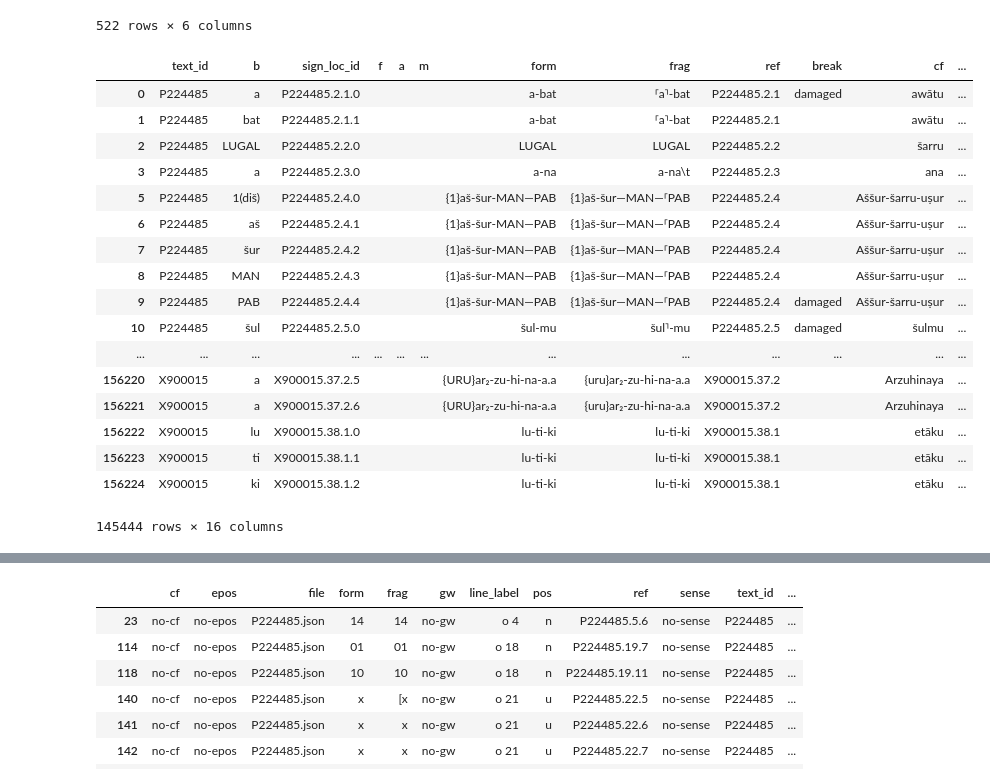
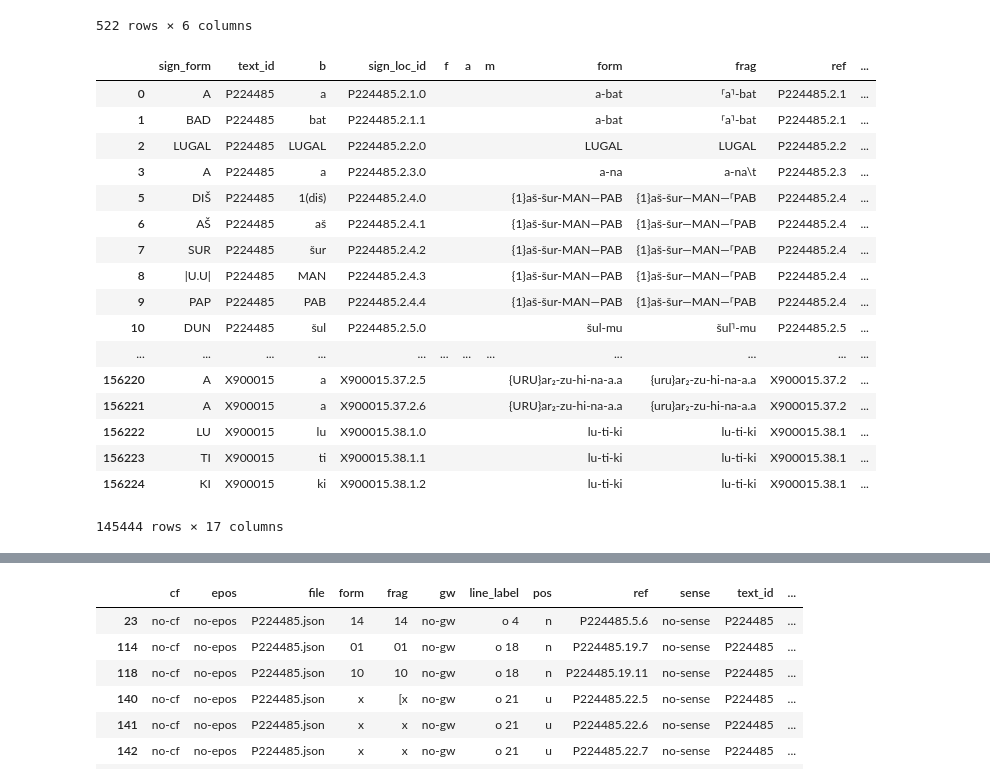
Before and after one commit to berkeleyprosopography/NA_Letters, a Jupyter notebook: jason-paleography.ipynb, the cells around one changed output, grey strips where cells are left out. Saved outputs shown, nothing was run; the diff lists cells and outputs as text; code cells hidden in the pictures.

```diff
--- a/jason-paleography.ipynb
+++ b/jason-paleography.ipynb
@@ -273,28 +273,28 @@ df_modsagg
 522 rows × 6 columns
 # %%
 df_nomods = df[df['mods_str'] == '..']
-df_nomods = df_nomods[['text_id','b','sign_loc_id','f','a','m','form','frag','ref','break','cf','gw','pos','epos','sense','line_label']]
+df_nomods = df_nomods[['sign_form','text_id','b','sign_loc_id','f','a','m','form','frag','ref','break','cf','gw','pos','epos','sense','line_label']]
 df_nomods.to_csv('output/signs_nomods_list.csv',encoding='utf-8')
 df_nomods
 # %% [output]
-|  | text_id | b | sign_loc_id | f | a | m | form | frag | ref | break | cf | ... |
-| 0 | P224485 | a | P224485.2.1.0 |  |  |  | a-bat | ⸢a⸣-bat | P224485.2.1 | damaged | awātu | ... |
-| 1 | P224485 | bat | P224485.2.1.1 |  |  |  | a-bat | ⸢a⸣-bat | P224485.2.1 |  | awātu | ... |
-| 2 | P224485 | LUGAL | P224485.2.2.0 |  |  |  | LUGAL | LUGAL | P224485.2.2 |  | šarru | ... |
-| 3 | P224485 | a | P224485.2.3.0 |  |  |  | a-na | a-na\t | P224485.2.3 |  | ana | ... |
-| 5 | P224485 | 1(diš) | P224485.2.4.0 |  |  |  | {1}aš-šur-MAN—PAB | {1}aš-šur—MAN—⸢PAB | P224485.2.4 |  | Aššur-šarru-uṣur | ... |
-| 6 | P224485 | aš | P224485.2.4.1 |  |  |  | {1}aš-šur-MAN—PAB | {1}aš-šur—MAN—⸢PAB | P224485.2.4 |  | Aššur-šarru-uṣur | ... |
-| 7 | P224485 | šur | P224485.2.4.2 |  |  |  | {1}aš-šur-MAN—PAB | {1}aš-šur—MAN—⸢PAB | P224485.2.4 |  | Aššur-šarru-uṣur | ... |
-| 8 | P224485 | MAN | P224485.2.4.3 |  |  |  | {1}aš-šur-MAN—PAB | {1}aš-šur—MAN—⸢PAB | P224485.2.4 |  | Aššur-šarru-uṣur | ... |
-| 9 | P224485 | PAB | P224485.2.4.4 |  |  |  | {1}aš-šur-MAN—PAB | {1}aš-šur—MAN—⸢PAB | P224485.2.4 | damaged | Aššur-šarru-uṣur | ... |
-| 10 | P224485 | šul | P224485.2.5.0 |  |  |  | šul-mu | šul⸣-mu | P224485.2.5 | damaged | šulmu | ... |
-| ... | ... | ... | ... | ... | ... | ... | ... | ... | ... | ... | ... | ... |
-| 156220 | X900015 | a | X900015.37.2.5 |  |  |  | {URU}ar₂-zu-hi-na-a.a | {uru}ar₂-zu-hi-na-a.a | X900015.37.2 |  | Arzuhinaya | ... |
-| 156221 | X900015 | a | X900015.37.2.6 |  |  |  | {URU}ar₂-zu-hi-na-a.a | {uru}ar₂-zu-hi-na-a.a | X900015.37.2 |  | Arzuhinaya | ... |
-| 156222 | X900015 | lu | X900015.38.1.0 |  |  |  | lu-ti-ki | lu-ti-ki | X900015.38.1 |  | etāku | ... |
-| 156223 | X900015 | ti | X900015.38.1.1 |  |  |  | lu-ti-ki | lu-ti-ki | X900015.38.1 |  | etāku | ... |
-| 156224 | X900015 | ki | X900015.38.1.2 |  |  |  | lu-ti-ki | lu-ti-ki | X900015.38.1 |  | etāku | ... |
+|  | sign_form | text_id | b | sign_loc_id | f | a | m | form | frag | ref | ... |
+| 0 | A | P224485 | a | P224485.2.1.0 |  |  |  | a-bat | ⸢a⸣-bat | P224485.2.1 | ... |
+| 1 | BAD | P224485 | bat | P224485.2.1.1 |  |  |  | a-bat | ⸢a⸣-bat | P224485.2.1 | ... |
+| 2 | LUGAL | P224485 | LUGAL | P224485.2.2.0 |  |  |  | LUGAL | LUGAL | P224485.2.2 | ... |
+| 3 | A | P224485 | a | P224485.2.3.0 |  |  |  | a-na | a-na\t | P224485.2.3 | ... |
+| 5 | DIŠ | P224485 | 1(diš) | P224485.2.4.0 |  |  |  | {1}aš-šur-MAN—PAB | {1}aš-šur—MAN—⸢PAB | P224485.2.4 | ... |
+| 6 | AŠ | P224485 | aš | P224485.2.4.1 |  |  |  | {1}aš-šur-MAN—PAB | {1}aš-šur—MAN—⸢PAB | P224485.2.4 | ... |
+| 7 | SUR | P224485 | šur | P224485.2.4.2 |  |  |  | {1}aš-šur-MAN—PAB | {1}aš-šur—MAN—⸢PAB | P224485.2.4 | ... |
+| 8 | |U.U| | P224485 | MAN | P224485.2.4.3 |  |  |  | {1}aš-šur-MAN—PAB | {1}aš-šur—MAN—⸢PAB | P224485.2.4 | ... |
+| 9 | PAP | P224485 | PAB | P224485.2.4.4 |  |  |  | {1}aš-šur-MAN—PAB | {1}aš-šur—MAN—⸢PAB | P224485.2.4 | ... |
+| 10 | DUN | P224485 | šul | P224485.2.5.0 |  |  |  | šul-mu | šul⸣-mu | P224485.2.5 | ... |
+| ... | ... | ... | ... | ... | ... | ... | ... | ... | ... | ... | ... |
+| 156220 | A | X900015 | a | X900015.37.2.5 |  |  |  | {URU}ar₂-zu-hi-na-a.a | {uru}ar₂-zu-hi-na-a.a | X900015.37.2 | ... |
+| 156221 | A | X900015 | a | X900015.37.2.6 |  |  |  | {URU}ar₂-zu-hi-na-a.a | {uru}ar₂-zu-hi-na-a.a | X900015.37.2 | ... |
+| 156222 | LU | X900015 | lu | X900015.38.1.0 |  |  |  | lu-ti-ki | lu-ti-ki | X900015.38.1 | ... |
+| 156223 | TI | X900015 | ti | X900015.38.1.1 |  |  |  | lu-ti-ki | lu-ti-ki | X900015.38.1 | ... |
+| 156224 | KI | X900015 | ki | X900015.38.1.2 |  |  |  | lu-ti-ki | lu-ti-ki | X900015.38.1 | ... |
-145444 rows × 16 columns
+145444 rows × 17 columns
 # %%
 df_words = pd.DataFrame(all_words)
 df_words.to_csv('output/words_all.csv',encoding='utf-8')
```
Also changed, not shown: parts of 4 cells of this notebook, 2 other files.
